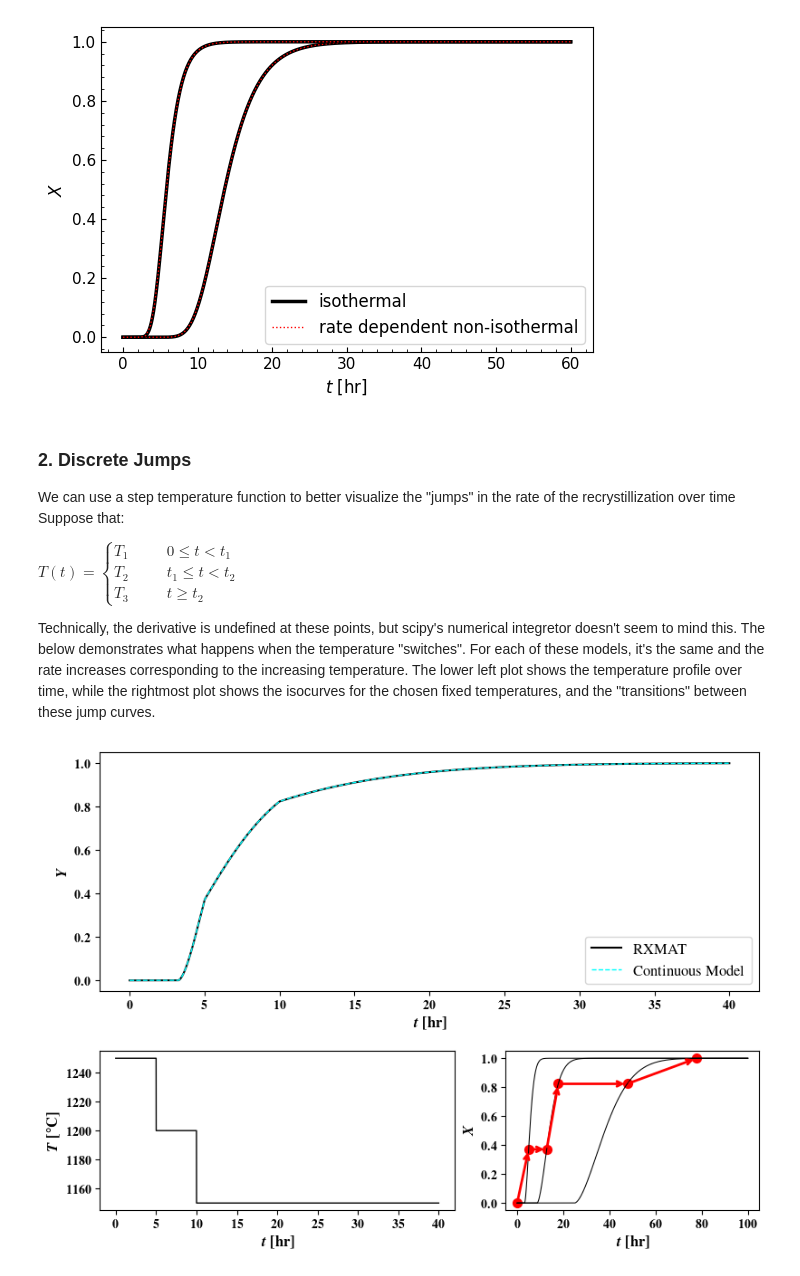
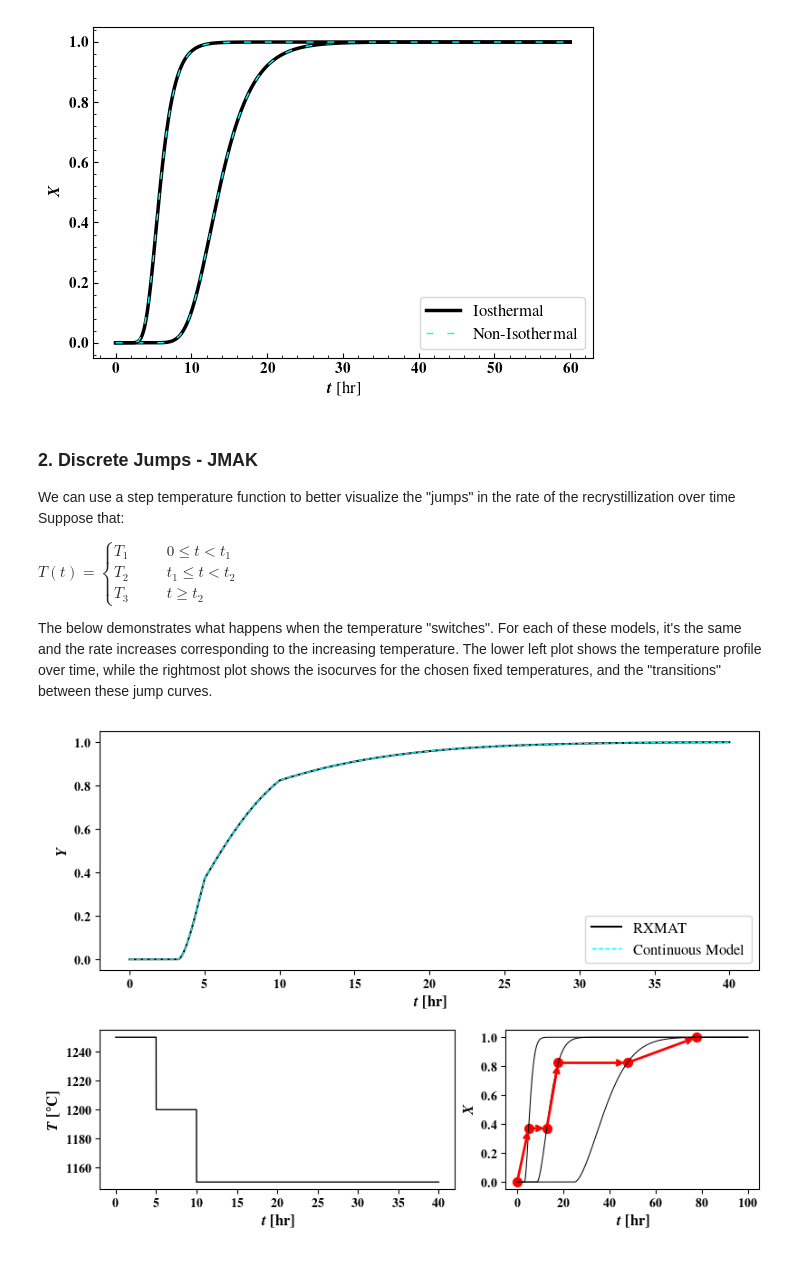
Before and after one commit to ml-ME-gatech/modeling_tungsten, a Jupyter notebook: recrystallization/non-isothermal_rx.ipynb, the cells around one changed output. Drawn from its saved outputs; the diff is of its cells as text; code cells hidden in the pictures.

```diff
--- a/recrystallization/non-isothermal_rx.ipynb
+++ b/recrystallization/non-isothermal_rx.ipynb
@@ -328,19 +268,18 @@ As seen below, both non-isothermal models are consistent with the isothermal mod
 t_eval = np.linspace(0,60*3600,100)
 t_func = np.linspace(0.,60*3600,1000)
 
-with open('.model/JMAK_alfonso_data_hr_robust weighted.pkl','rb') as f:
+with open('.model/JMAK_alfonso_data_hr_weighted.pkl','rb') as f:
     jmak_model = pickle.load(f)
 
-fig,ax = plt.subplots(figsize = (4.75,3.))
+fig,ax = plt.subplots(figsize = (5.75,4.))
 setup_axis_default(ax)
+
 for i,T in enumerate([1200,1250]):
     T_iso = T + 273.15
-    Y1 = nonisothermal_jmak_rx_integration_simple(t_eval, lambda x: T_iso, jmak_model)
-    Y2 = nonisothermal_jmak_rx_integration(t_eval, lambda x: T_iso, lambda x: 0, jmak_model)
+    Y = nonisothermal_jmak_rx_integration(t_eval, lambda x: T_iso, jmak_model)
     X = jmak_model.predict(np.array([t_func,T_iso*np.ones_like(t_func)]).T)
     ax.plot(t_func/3600,X,label = 'Isothermal' if i == 0 else None,lw = 2.5,color = 'k',ls = '-')
-    ax.plot(t_eval/3600,Y1,label = 'Non-Isothermal' if i == 0 else None,lw = 1,color = 'cyan',ls = '--',dashes = (5,10))
-    #ax.plot(t_eval/3600,Y2,label = 'rate dependent non-isothermal' if i == 0 else None,lw = 1,color = 'red',ls = ':')
+    ax.plot(t_eval/3600,Y,label = 'Non-Isothermal' if i == 0 else None,lw = 1,color = 'cyan',ls = '--',dashes = (5,10))
 
 ax.set_xlabel(r'\textbf{$t$ [hr]}',fontsize = 12)
 ax.set_ylabel(r'$X$ \textbf{and} $Y$',fontsize = 12)
@@ -353,32 +294,29 @@ fig.savefig('.temp_images/jmak_anisothermal_valid.svg')
 # %%
 t_eval = np.linspace(0,60*3600,100)
 t_func = np.linspace(0.,60*3600,1000)
 
 with open('.model/Generalized Logistic_alfonso_data_hr_weighted.pkl','rb') as f:
     glm_model = pickle.load(f)
 
 fig,ax = plt.subplots(figsize = (5.75,4.))
 setup_axis_default(ax)
 for i,T in enumerate([1200,1250]):
     T_iso = T + 273.15
-
-    Y = nonisothermal_glm_rxmat_integration(t_eval, T_iso*np.ones_like(t_eval),glm_model)
-    Y2 = nonisothermal_glm_rx_integration(t_eval, lambda x: T_iso, lambda x: 0, glm_model)
+    Y = nonisothermal_glm_rx_integration2(t_eval, lambda x: T_iso, glm_model)
     X = glm_model.predict(np.array([t_func,T_iso*np.ones_like(t_func)]).T)
-    ax.plot(t_func/3600,X,label = 'isothermal' if i == 0 else None,lw = 2.5,color = 'k',ls = '-')
-    #ax.plot(t_eval/3600,Y,label = 'RXMAT non-isothermal' if i == 0 else None,lw = 1,color = 'cyan',ls = '--',dashes = (5,10))
-    ax.plot(t_eval/3600,Y2,label = 'rate dependent non-isothermal' if i == 0 else None,lw = 1,color = 'red',ls = ':')
+    ax.plot(t_func/3600,X,label = 'Iosthermal' if i == 0 else None,lw = 2.5,color = 'k',ls = '-')
+    ax.plot(t_eval/3600,Y,label = 'Non-Isothermal' if i == 0 else None,lw = 1,color = 'cyan',ls = '--',dashes = (5,10))
 
 ax.set_xlabel('$t$ [hr]',fontsize = 12)
 ax.set_ylabel('$X$',fontsize = 12)
 
 ax.legend(fontsize = 12)
 fig.tight_layout()
-#fig.savefig('.temp_images/glm_anisothermal_valid.svg')
+fig.savefig('.temp_images/glm_anisothermal_valid.svg')
 # %% [output]
-[figure, old version]
+[figure, new version]
 # %% [markdown]
-### 2. Discrete Jumps
+### 2. Discrete Jumps - JMAK
 
 We can use a step temperature function to better visualize the "jumps" in the rate of the recrystillization over time
 Suppose that:
@@ -391,7 +329,7 @@ T_3 \qquad & t \geq t_2
 \end{cases}
 $
 
-Technically, the derivative is undefined at these points, but scipy's numerical integretor doesn't seem to mind this. The below demonstrates what happens when the temperature "switches". For each of these models, it's the same and the rate increases corresponding to the increasing temperature. The lower left plot shows the temperature profile over time, while the rightmost plot shows the isocurves for the chosen fixed temperatures, and the "transitions" between these jump curves.
+The below demonstrates what happens when the temperature "switches". For each of these models, it's the same and the rate increases corresponding to the increasing temperature. The lower left plot shows the temperature profile over time, while the rightmost plot shows the isocurves for the chosen fixed temperatures, and the "transitions" between these jump curves.
 # %%
 t_1 = 5.0*3600
 t_2 = 10.0*3600
```
Also changed, not shown: parts of 21 cells of this notebook, 19 other files.
